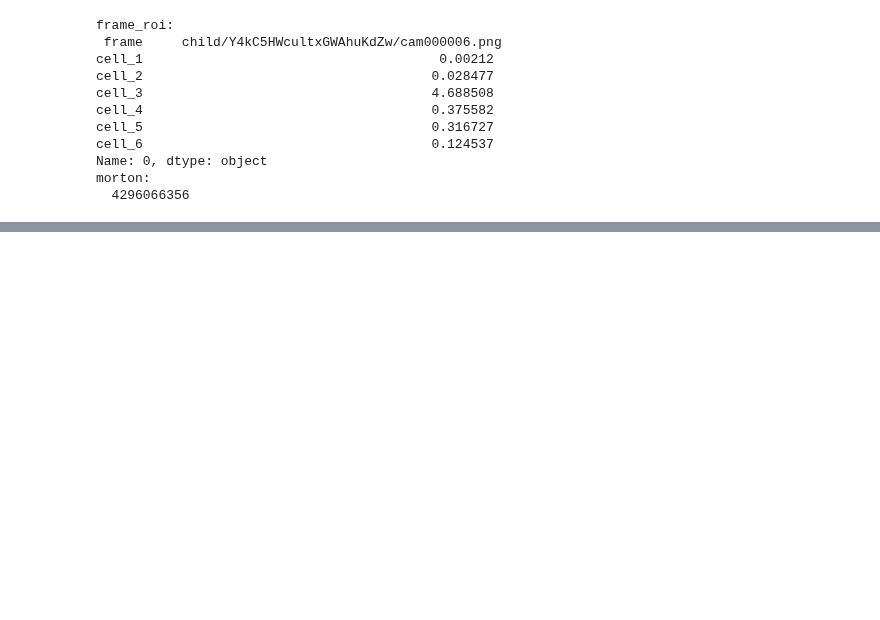
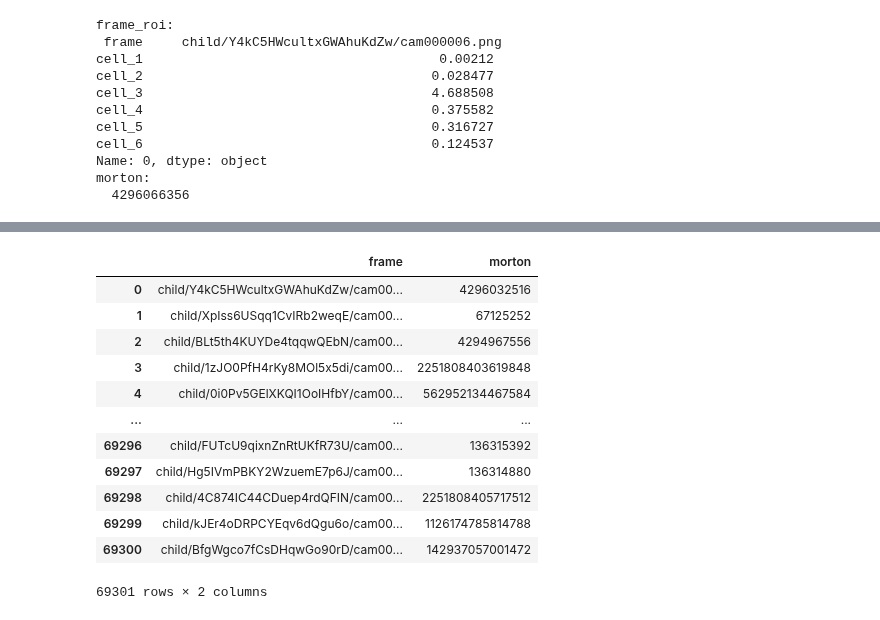
Before and after one commit to Claud1234/PCICF, a Jupyter notebook: ipython/computing_morton_and_plot.ipynb, the cells around one changed output, grey strips where cells are left out. Cells and saved outputs as stored; diff of their text form; code cells hidden in the pictures; blank space fills up the shorter version.

```diff
--- a/ipython/computing_morton_and_plot.ipynb
+++ b/ipython/computing_morton_and_plot.ipynb
@@ -69,0 +106,17 @@ morton_codes.to_csv('../outputs/morton_codes_all.csv', sep=';', index=False)
+# %%
+morton_codes = pd.read_csv('../outputs/morton_codes_all_max_cell_only.csv')
+morton_codes
+# %% [output]
+|  | frame | morton |
+| 0 | child/Y4kC5HWcultxGWAhuKdZw/cam00... | 4296032516 |
+| 1 | child/XpIss6USqq1CvIRb2weqE/cam00... | 67125252 |
+| 2 | child/BLt5th4KUYDe4tqqwQEbN/cam00... | 4294967556 |
+| 3 | child/1zJO0PfH4rKy8MOl5x5di/cam00... | 2251808403619848 |
+| 4 | child/0i0Pv5GElXKQI1OoIHfbY/cam00... | 562952134467584 |
+| ... | ... | ... |
+| 69296 | child/FUTcU9qixnZnRtUKfR73U/cam00... | 136315392 |
+| 69297 | child/Hg5IVmPBKY2WzuemE7p6J/cam00... | 136314880 |
+| 69298 | child/4C874IC44CDuep4rdQFIN/cam00... | 2251808405717512 |
+| 69299 | child/kJEr4oDRPCYEqv6dQgu6o/cam00... | 1126174785814788 |
+| 69300 | child/BfgWgco7fCsDHqwGo90rD/cam00... | 142937057001472 |
+69301 rows × 2 columns
```
Also changed, not shown: parts of 15 cells of this notebook, 3 other files.
